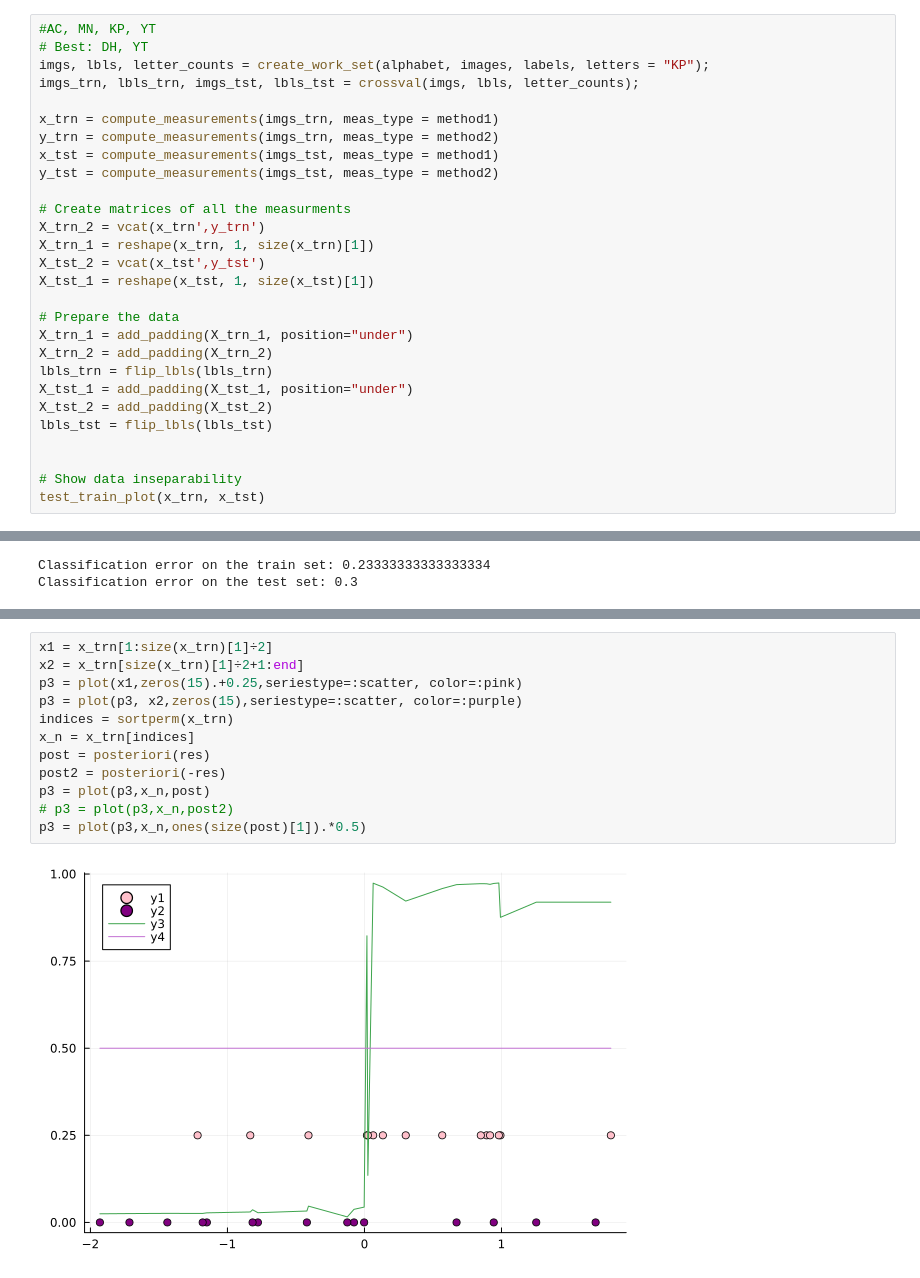
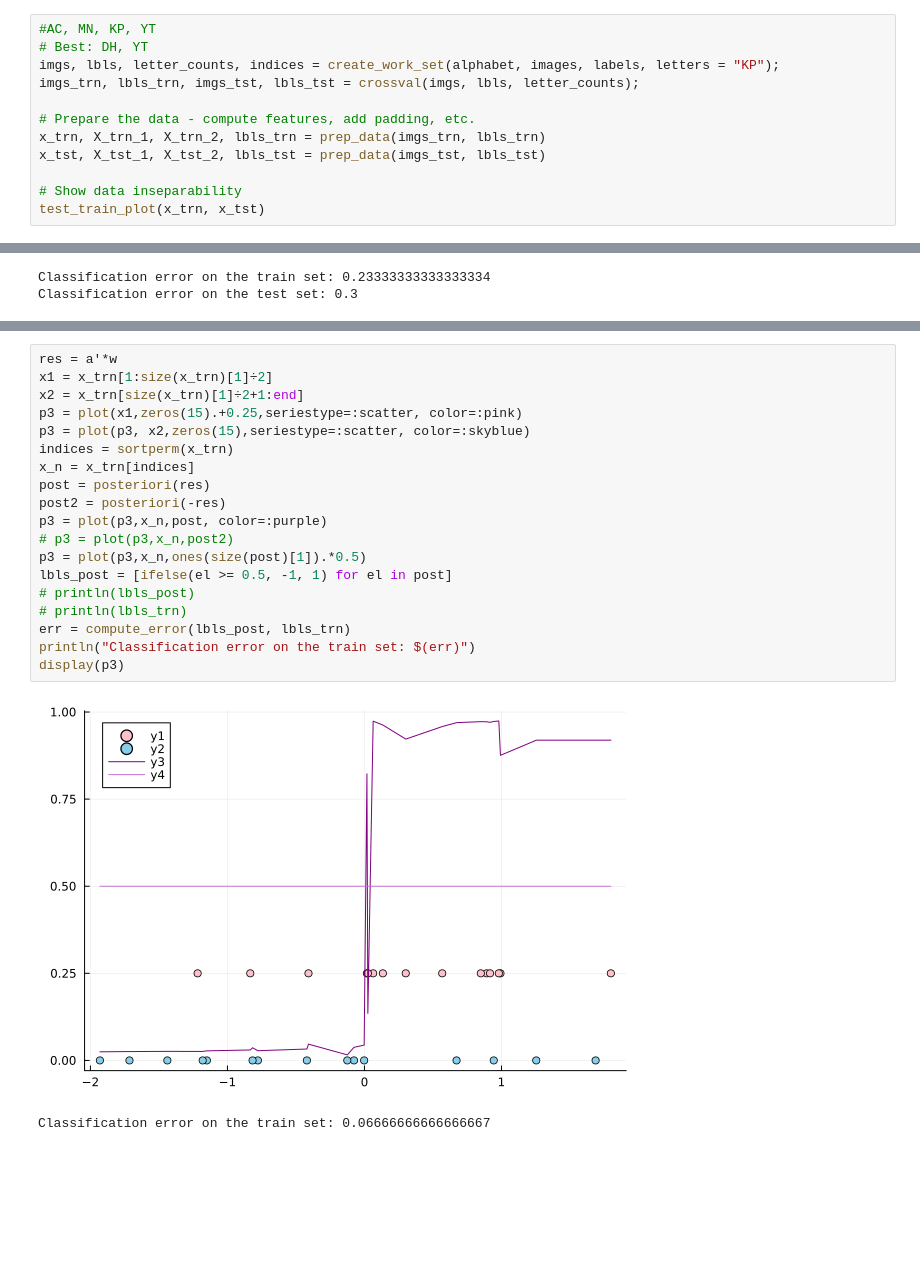
Before and after one commit to B0B36JUL-FinalProjects-2022/Projekt_korladia, a Jupyter notebook: examples/example.ipynb, the cells around one changed output, grey strips where cells are left out. Drawn from its saved outputs; the diff is of its cells as text; blank space fills up the shorter version.

```diff
--- a/examples/example.ipynb
+++ b/examples/example.ipynb
@@ -159,28 +138,12 @@ plot(p1, p2,layout=(2,1), legend=false)
 # %%
 #AC, MN, KP, YT
 # Best: DH, YT
-imgs, lbls, letter_counts = create_work_set(alphabet, images, labels, letters = "KP");
+imgs, lbls, letter_counts, indices = create_work_set(alphabet, images, labels, letters = "KP");
 imgs_trn, lbls_trn, imgs_tst, lbls_tst = crossval(imgs, lbls, letter_counts);
 
-x_trn = compute_measurements(imgs_trn, meas_type = method1)
-y_trn = compute_measurements(imgs_trn, meas_type = method2)
-x_tst = compute_measurements(imgs_tst, meas_type = method1)
-y_tst = compute_measurements(imgs_tst, meas_type = method2)
-
-# Create matrices of all the measurments
-X_trn_2 = vcat(x_trn',y_trn')
-X_trn_1 = reshape(x_trn, 1, size(x_trn)[1])
-X_tst_2 = vcat(x_tst',y_tst')
-X_tst_1 = reshape(x_tst, 1, size(x_tst)[1])
-
-# Prepare the data
-X_trn_1 = add_padding(X_trn_1, position="under")
-X_trn_2 = add_padding(X_trn_2)
-lbls_trn = flip_lbls(lbls_trn)
-X_tst_1 = add_padding(X_tst_1, position="under")
-X_tst_2 = add_padding(X_tst_2)
-lbls_tst = flip_lbls(lbls_tst)
-
+# Prepare the data - compute features, add padding, etc.
+x_trn, X_trn_1, X_trn_2, lbls_trn = prep_data(imgs_trn, lbls_trn)
+x_tst, X_tst_1, X_tst_2, lbls_tst = prep_data(imgs_tst, lbls_tst)
 
 # Show data inseparability
 test_train_plot(x_trn, x_tst)
@@ -257,14 +200,22 @@ Classification error on the test set: 0.06666666666666667
 # %%
+res = a'*w
 x1 = x_trn[1:size(x_trn)[1]÷2]
 x2 = x_trn[size(x_trn)[1]÷2+1:end]
 p3 = plot(x1,zeros(15).+0.25,seriestype=:scatter, color=:pink)
-p3 = plot(p3, x2,zeros(15),seriestype=:scatter, color=:purple)
+p3 = plot(p3, x2,zeros(15),seriestype=:scatter, color=:skyblue)
 indices = sortperm(x_trn)
 x_n = x_trn[indices]
 post = posteriori(res)
 post2 = posteriori(-res)
-p3 = plot(p3,x_n,post)
+p3 = plot(p3,x_n,post, color=:purple)
 # p3 = plot(p3,x_n,post2)
 p3 = plot(p3,x_n,ones(size(post)[1]).*0.5)
+lbls_post = [ifelse(el >= 0.5, -1, 1) for el in post]
+# println(lbls_post)
+# println(lbls_trn)
+err = compute_error(lbls_post, lbls_trn)
+println("Classification error on the train set: $(err)")
+display(p3)
 # %% [output]
-[figure, old version]
+[figure, new version]
+Classification error on the train set: 0.06666666666666667
```
Also changed, not shown: parts of 29 cells of this notebook.
